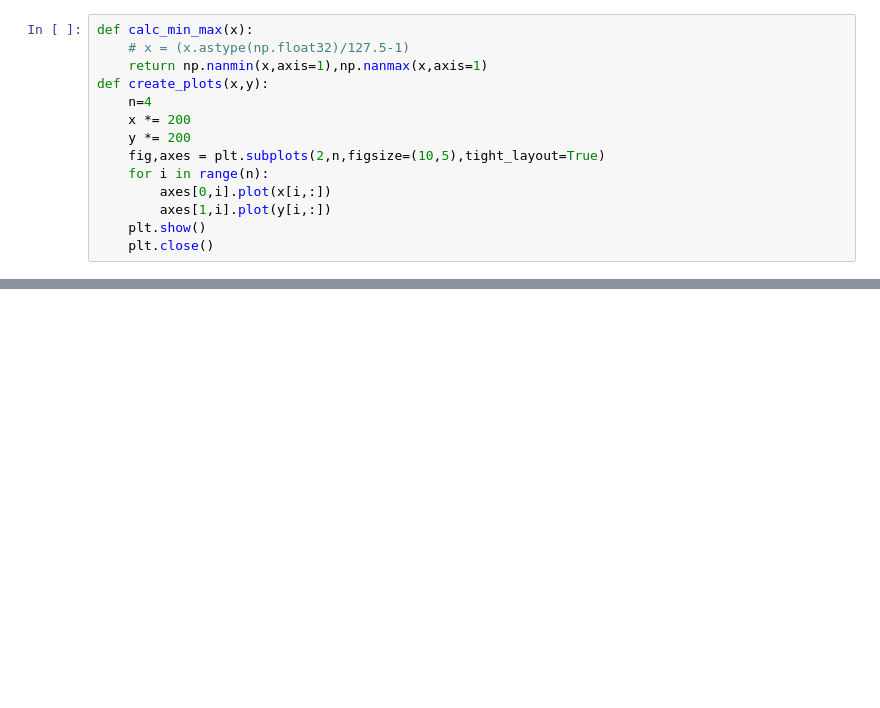
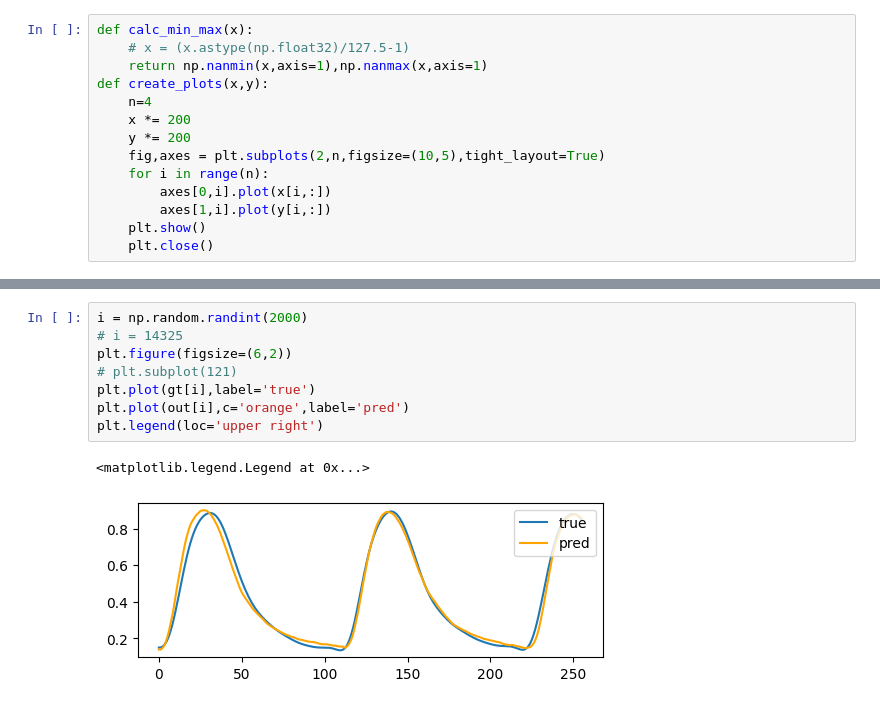
Before and after one commit to ax6000/BloodPressureEstimation, a Jupyter notebook: notebooks/plot_results.ipynb, the cells around one changed output, grey strips where cells are left out. Saved outputs shown, nothing was run; the diff lists cells and outputs as text; blank space fills up the shorter version.

```diff
--- a/notebooks/plot_results.ipynb
+++ b/notebooks/plot_results.ipynb
@@ -143,0 +419,11 @@ i = np.random.randint(10000)
+# %%
+i = np.random.randint(2000)
+# i = 14325
+plt.figure(figsize=(6,2))
+# plt.subplot(121)
+plt.plot(gt[i],label='true')
+plt.plot(out[i],c='orange',label='pred')
+plt.legend(loc='upper right')
+# %% [output]
+<matplotlib.legend.Legend at 0x...>
+[figure, added]
```
Also changed, not shown: parts of 37 cells of this notebook, 17 other files.
